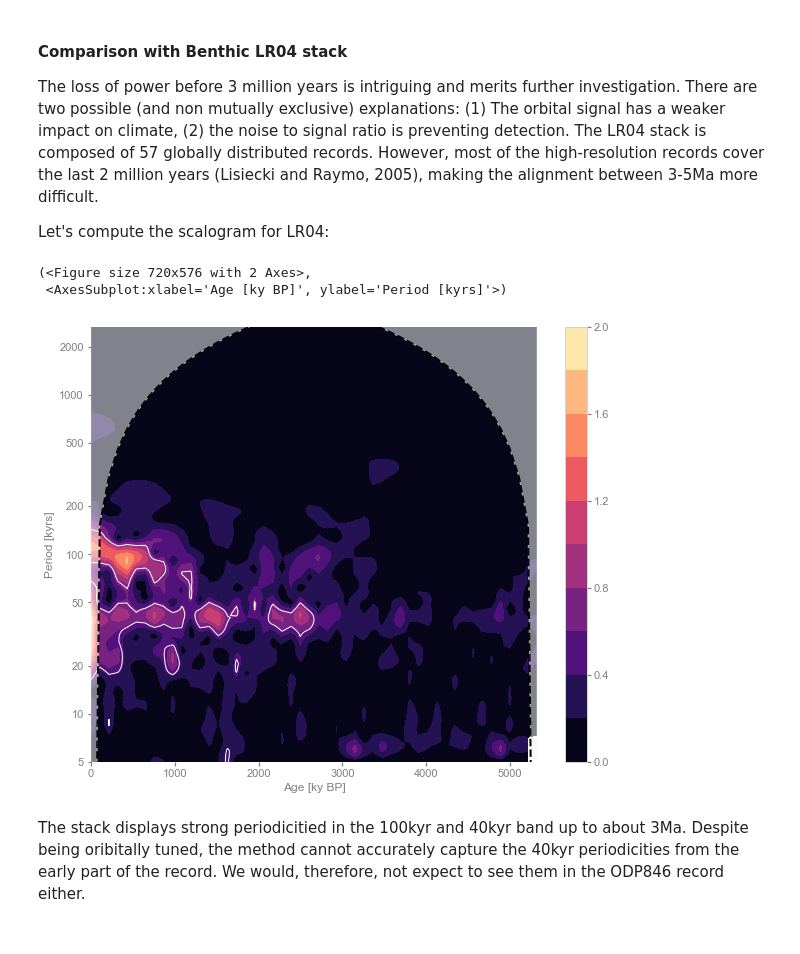
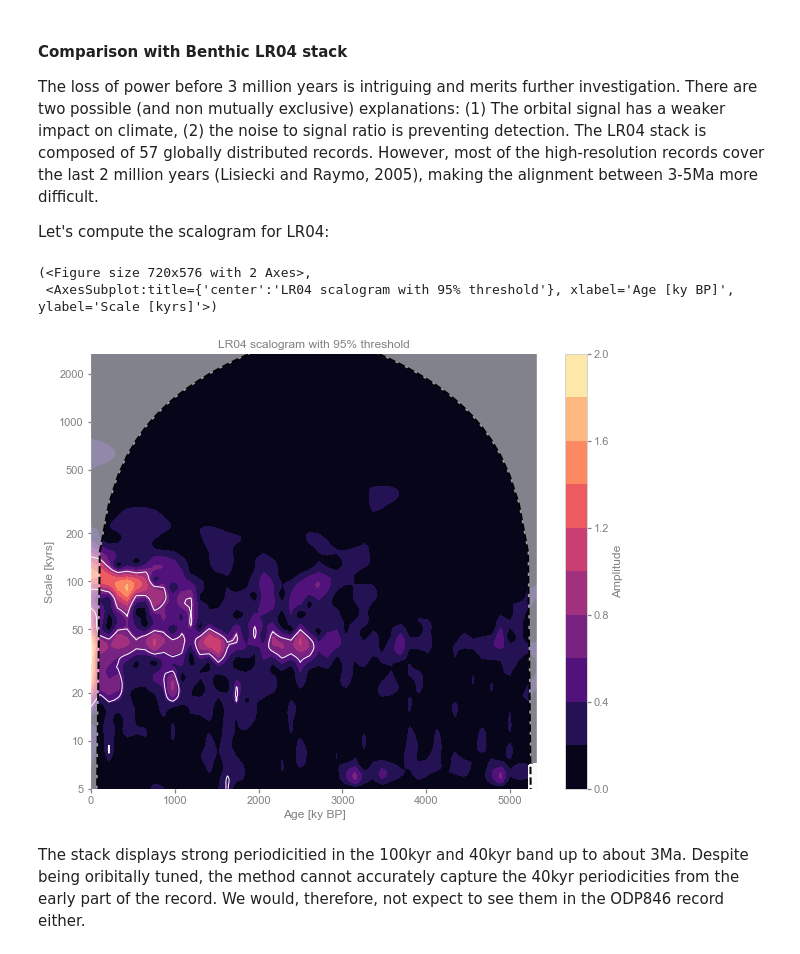
Before and after one commit to LinkedEarth/PyleoclimPaper, a Jupyter notebook: Orbital Cycles/Chasing orbital cyclicities.ipynb, the cells around one changed output. Saved outputs shown, nothing was run; the diff lists cells and outputs as text; code cells hidden in the pictures.

```diff
--- a/Orbital Cycles/Chasing orbital cyclicities.ipynb
+++ b/Orbital Cycles/Chasing orbital cyclicities.ipynb
@@ -345,10 +350,10 @@ pyleo.utils.jsonutils.PyleoObj_to_json(scal_LR04_wwz,'./data/scal_LR04_wwz.json'
 # %%
-scal_LR04_wwz = pyleo.utils.jsonutils.json_to_Scalogram('./data/scal_LR04_wwz.json')
+scal_LR04_wwz = pyleo.utils.jsonutils.json_to_PyleoObj('./data/scal_LR04_wwz.json', 'Scalogram')
 scal_LR04_wwz.plot()
 # %% [output]
 (<Figure size 720x576 with 2 Axes>,
- <AxesSubplot:xlabel='Age [ky BP]', ylabel='Period [kyrs]'>)
+ <AxesSubplot:title={'center':'LR04 scalogram with 95% threshold'}, xlabel='Age [ky BP]', ylabel='Scale [kyrs]'>)
-[figure, old version]
+[figure, new version]
 # %% [markdown]
 The stack displays strong periodicitied in the 100kyr and 40kyr band up to about 3Ma. Despite being oribitally tuned, the method cannot accurately capture the 40kyr periodicities from the early part of the record. We would, therefore, not expect to see them in the ODP846 record either.
 # %% [markdown]
```
Also changed, not shown: parts of 61 cells of this notebook, 15 other files.
